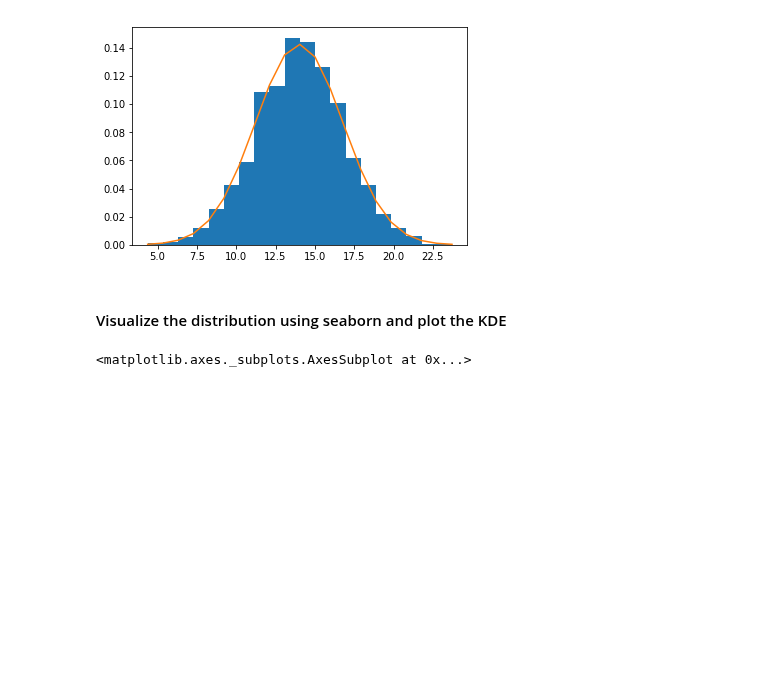
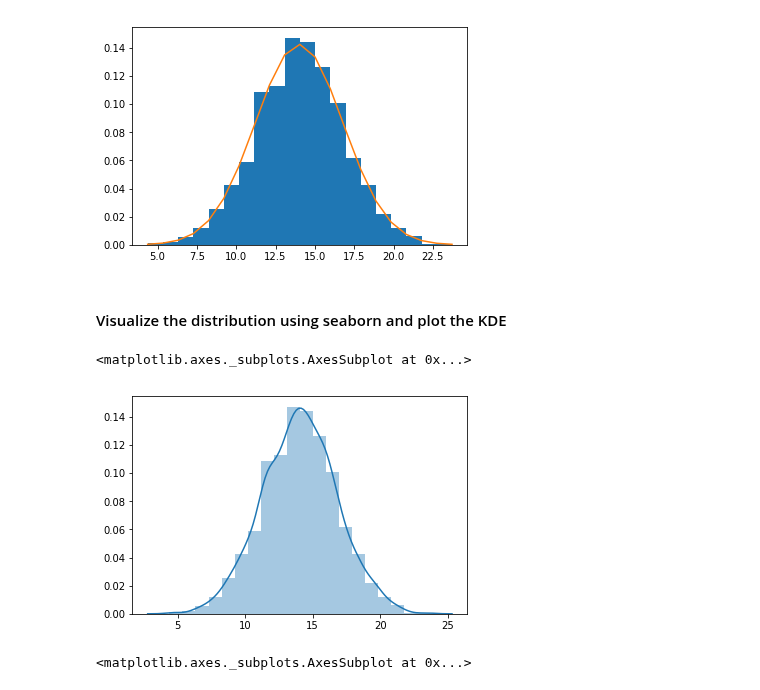
Before and after one commit to lasoya/dsc-1-09-13-normal-gaussian-distributions-lab-nyc-ds-career-031119, a Jupyter notebook: index.ipynb, the cells around one changed output. Cells and saved outputs as stored; diff of their text form; code cells hidden in the pictures; blank space fills up the shorter version.

```diff
--- a/index.ipynb
+++ b/index.ipynb
@@ -65,7 +65,10 @@ plt.plot(bins, density)
 # %% [markdown]
 #### Visualize the distribution using seaborn and plot the KDE
 # %%
-sns.distplot(s, hist=True, )
+sns.distplot(s, hist=True, bins=20)
+# %% [output]
+<matplotlib.axes._subplots.AxesSubplot at 0x...>
+[figure, added]
 # %%
 # %% [output]
 <matplotlib.axes._subplots.AxesSubplot at 0x...>
```
